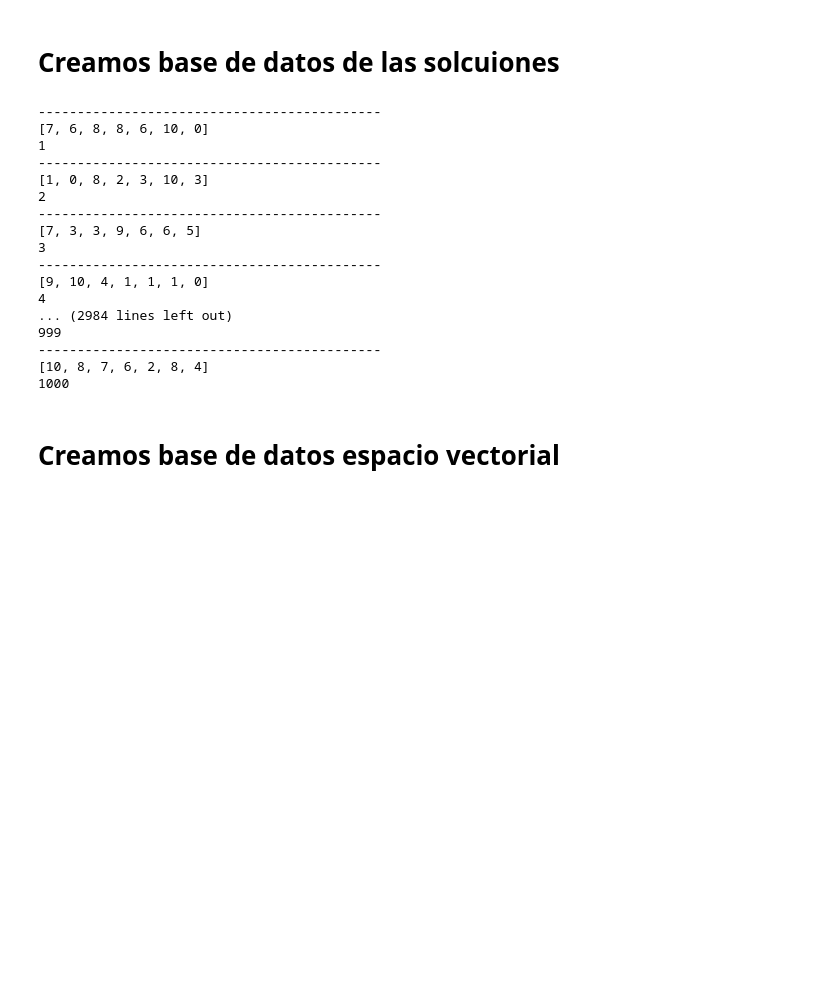
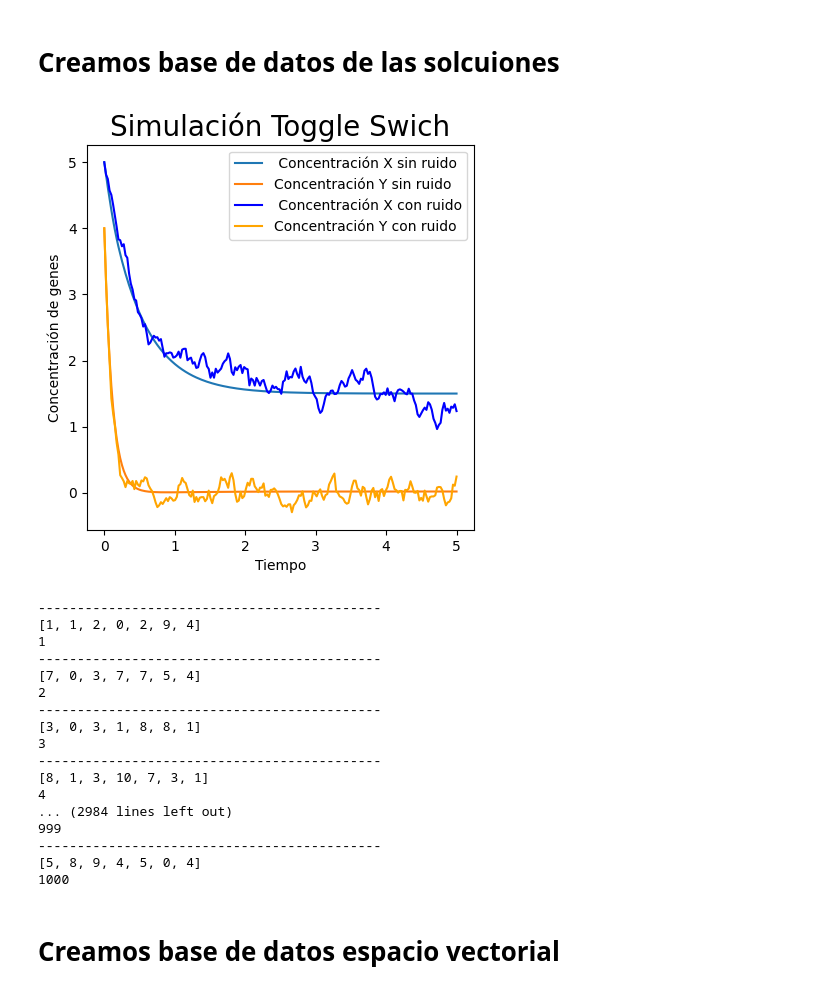
Before and after one commit to RafaSanCed/Tesis-Maestria, a Jupyter notebook: Creación de base de datos con ruido/Creación de base de datos con ruido 100,200.ipynb, the cells around one changed output. Drawn from its saved outputs; the diff is of its cells as text; code cells hidden in the pictures; blank space fills up the shorter version.

```diff
--- a/Creación de base de datos con ruido/Creación de base de datos con ruido 100,200.ipynb
+++ b/Creación de base de datos con ruido/Creación de base de datos con ruido 100,200.ipynb
@@ -162,49 +158,72 @@ for i in range(1000):
     for i_ci in range(10):
         # Definimos las condiciones iniciales
         X = np.zeros(N)
         Y = np.zeros(N)
         X[0] = random.randint(0, 10)
         Y[0] = random.randint(0, 10)
         y0 = np.array([X[0], Y[0]])
 
         # Simulación con ruido
         for i in range(N-1):
             noise1 = np.random.normal(0, .5)
             noise2 = np.random.normal(0, .5)
 
             X[i+1] = X[i] + (a1/(1+Y[i]**n) - d1*X[i] + b1)*dt + noise1*np.sqrt(dt)
             Y[i+1] = Y[i] + (a2/(1+X[i]**n) - d2*Y[i] + b2)*dt + noise2*np.sqrt(dt)
 
         varfci = np.append([X], [Y], axis=0)
         varfci2.append(varfci)
 
+    if contador == 0:
+        def f_without_noise(t, state):
+            X1, Y1 = state
+            dX_dt = a1/(1+Y1**n) - d1*X1 + b1
+            dY_dt = a2/(1+X1**n) - d2*Y1 + b2
+            return [dX_dt, dY_dt]
+
+        # Resolver el sistema de ecuaciones diferenciales sin ruido
+        sol_without_noise = solve_ivp(f_without_noise, t_span, y0, t_eval=times)
+
+
+        plt.figure(figsize=(5, 5))
+        plt.plot(times, sol_without_noise.y[0], label=" Concentración X sin ruido")
+        plt.plot(times, sol_without_noise.y[1], label="Concentración Y sin ruido")
+        plt.plot(times, varfci[0], label=" Concentración X con ruido", alpha=1, color = 'blue')
+        plt.plot(times, varfci[1], label="Concentración Y con ruido", alpha=1, color = 'orange')
+        plt.xlabel('Tiempo')
+        plt.ylabel('Concentración de genes')
+        plt.title('Simulación Toggle Swich', fontsize=20)
+        plt.legend()
+        plt.show()
+
     varf.append(varfci2)
     print('--------------------------------------------')
     print(coef1)
     contador = contador+1
     print(contador)
 
 varf = np.array(varf)
 np.save(os.path.join(pathtrayec, 'varfval'), varf)
 coef = np.array(coef)
 np.save(os.path.join(pathtrayec, 'coefvarfval'),coef)
 # %% [output]
+[figure, added]
 --------------------------------------------
-[7, 6, 8, 8, 6, 10, 0]
+[1, 1, 2, 0, 2, 9, 4]
 1
 --------------------------------------------
-[1, 0, 8, 2, 3, 10, 3]
+[7, 0, 3, 7, 7, 5, 4]
 2
 --------------------------------------------
-[7, 3, 3, 9, 6, 6, 5]
+[3, 0, 3, 1, 8, 8, 1]
 3
 --------------------------------------------
-[9, 10, 4, 1, 1, 1, 0]
+[8, 1, 3, 10, 7, 3, 1]
 4
 ... (2984 lines left out)
 999
 --------------------------------------------
-[10, 8, 7, 6, 2, 8, 4]
+[5, 8, 9, 4, 5, 0, 4]
 1000
 # %% [markdown]
 # Creamos base de datos espacio vectorial
```
Also changed, not shown: parts of 13 cells of this notebook, 38 other files.
